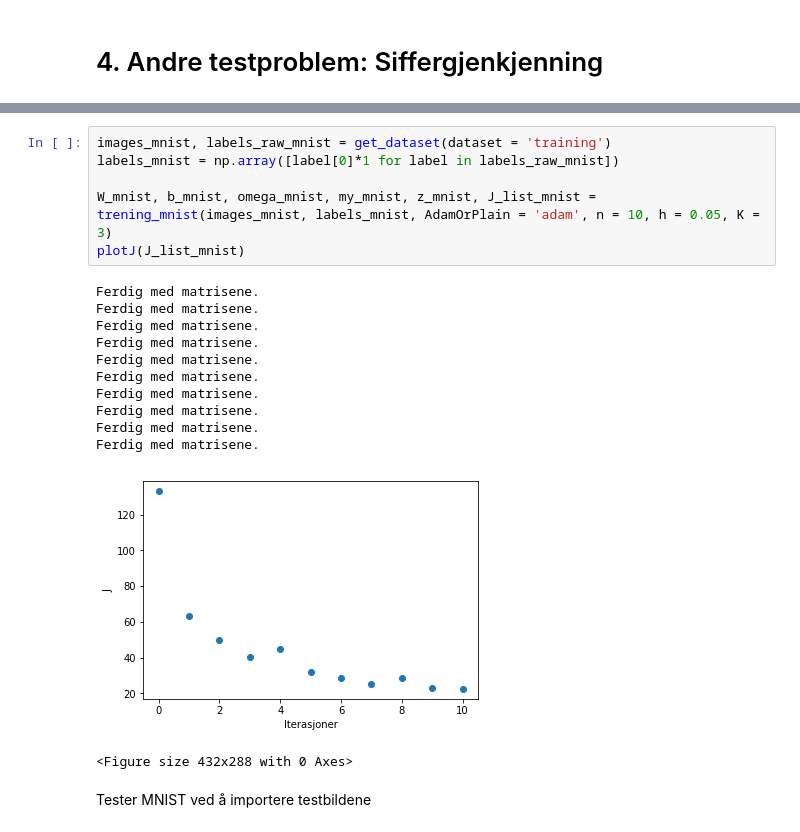
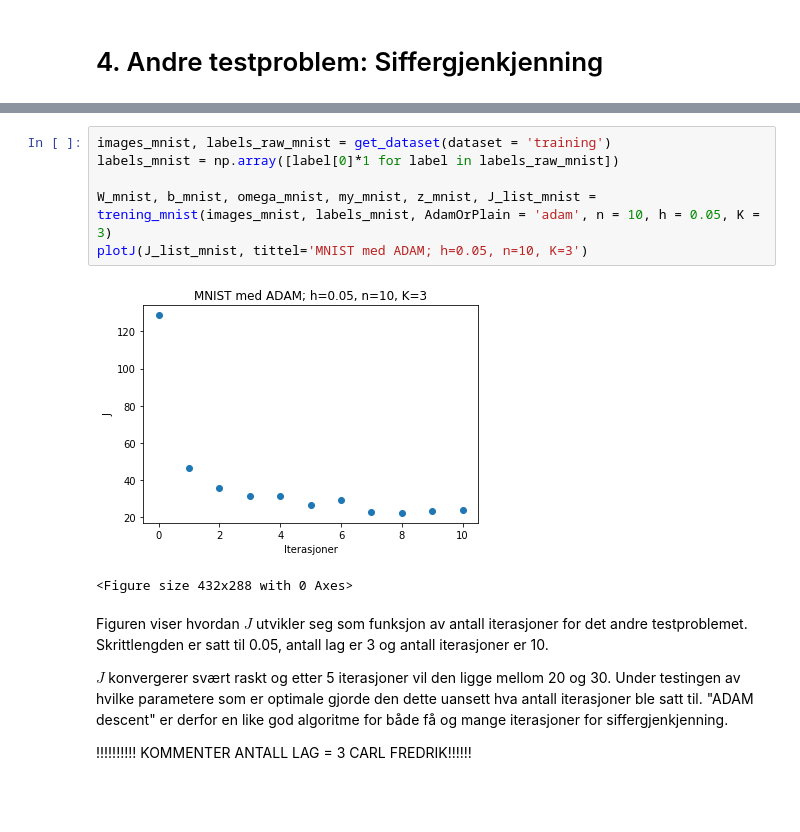
Before and after one commit to vivekapriyas/NN_mnist, a Jupyter notebook: Prosjekt2.ipynb, the cells around one changed output, grey strips where cells are left out. Saved outputs shown, nothing was run; the diff lists cells and outputs as text; blank space fills up the shorter version.

```diff
--- a/Prosjekt2.ipynb
+++ b/Prosjekt2.ipynb
@@ -349,24 +366,19 @@ def trening_mnist(images, labels, AdamOrPlain = 'plain', n=1000, h = 0.05, K = 2
 # %%
 images_mnist, labels_raw_mnist = get_dataset(dataset = 'training')
 labels_mnist = np.array([label[0]*1 for label in labels_raw_mnist])
 
 W_mnist, b_mnist, omega_mnist, my_mnist, z_mnist, J_list_mnist = trening_mnist(images_mnist, labels_mnist, AdamOrPlain = 'adam', n = 10, h = 0.05, K = 3)
-plotJ(J_list_mnist)
+plotJ(J_list_mnist, tittel='MNIST med ADAM; h=0.05, n=10, K=3')
 # %% [output]
+[figure, new version]
-Ferdig med matrisene.
-Ferdig med matrisene.
-Ferdig med matrisene.
-Ferdig med matrisene.
-Ferdig med matrisene.
-Ferdig med matrisene.
-Ferdig med matrisene.
-Ferdig med matrisene.
-Ferdig med matrisene.
-Ferdig med matrisene.
+<Figure size 432x288 with 0 Axes>
-[figure, old version]
-<Figure size 432x288 with 0 Axes>
-# %% [markdown]
-Tester MNIST ved å importere testbildene
+# %% [markdown]
+Figuren viser hvordan $J$ utvikler seg som funksjon av antall iterasjoner for det andre testproblemet. Skrittlengden er satt til 0.05, antall lag er 3 og antall iterasjoner er 10.
+
+$J$ konvergerer svært raskt og etter 5 iterasjoner vil den ligge mellom 20 og 30. Under testingen av hvilke parametere som er optimale gjorde den dette uansett hva antall iterasjoner ble satt til. "ADAM descent" er derfor en like god algoritme for både få og mange iterasjoner for siffergjenkjenning.
+
+
+!!!!!!!!!! KOMMENTER ANTALL LAG = 3 CARL FREDRIK!!!!!!
 # %%
 test_images, test_labels_raw = get_dataset(dataset = 'testing', digit1 = 2, digit2 = 7)
 test_labels = np.array([label[0] for label in test_labels_raw])
```
Also changed, not shown: parts of 15 cells of this notebook.
